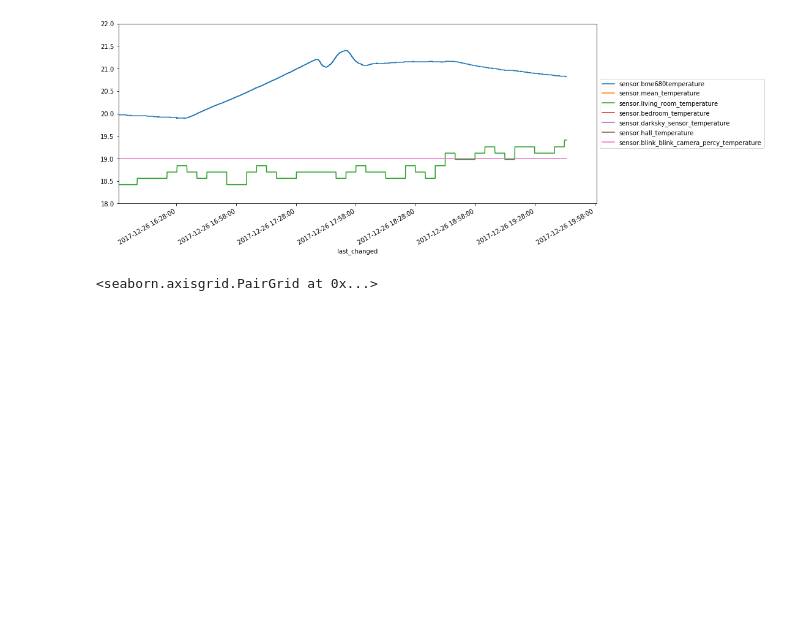
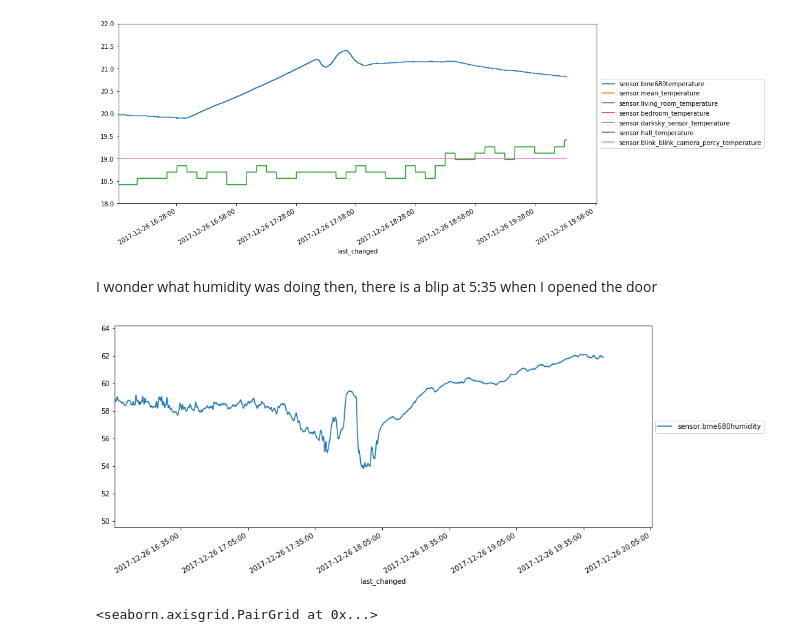
Before and after one commit to robmarkcole/HASS-data-science, a Jupyter notebook: HASS data science 26-12-2017.ipynb, the cells around one changed output. Cells and saved outputs as stored; diff of their text form; code cells hidden in the pictures; blank space fills up the shorter version.

```diff
--- a/HASS data science 26-12-2017.ipynb
+++ b/HASS data science 26-12-2017.ipynb
@@ -372,3 +368,19 @@ xfmt = md.DateFormatter('%Y-%m-%d %H:%M:%S')
 ax.xaxis.set_major_formatter(xfmt)
 # %% [output]
 [figure]
+# %% [markdown]
+I wonder what humidity was doing then, there is a blip at 5:35 when I opened the door
+# %%
+height=6
+width=14
+now = dt.datetime.now()
+
+temperature_sensors = num_sensors_df[query_entities('humidity', filter='sensor')]
+ax = temperature_sensors.plot(figsize=(width, height))
+#ax.set_ylim(18,22)
+ax.set_xlim(now-dt.timedelta(hours=4), now)
+ax.legend(loc='center left', bbox_to_anchor=(1, 0.5));
+xfmt = md.DateFormatter('%Y-%m-%d %H:%M:%S')
+ax.xaxis.set_major_formatter(xfmt)
+# %% [output]
+[figure, added]
```
Also changed, not shown: parts of 2 cells of this notebook.
